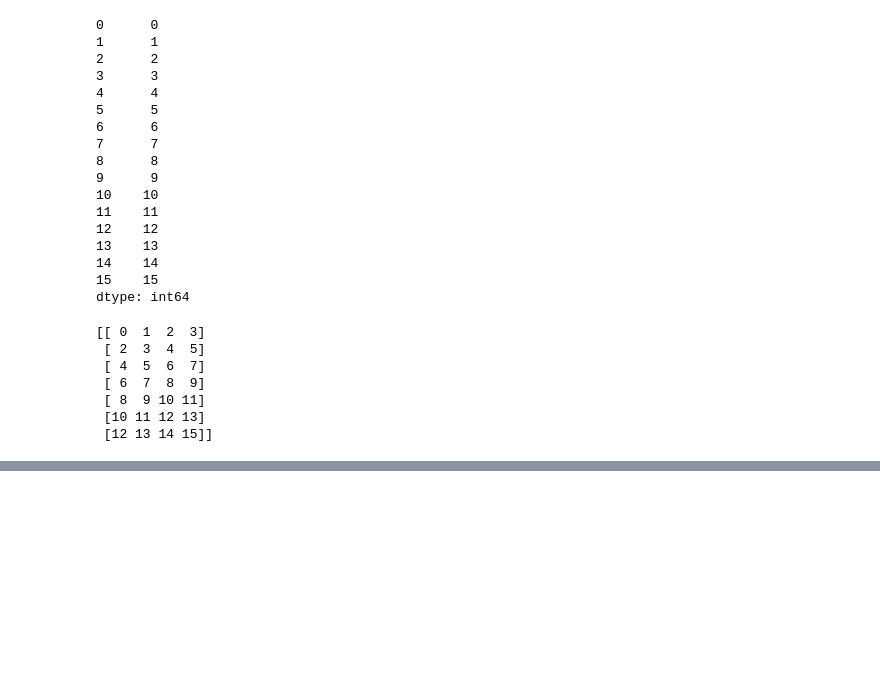
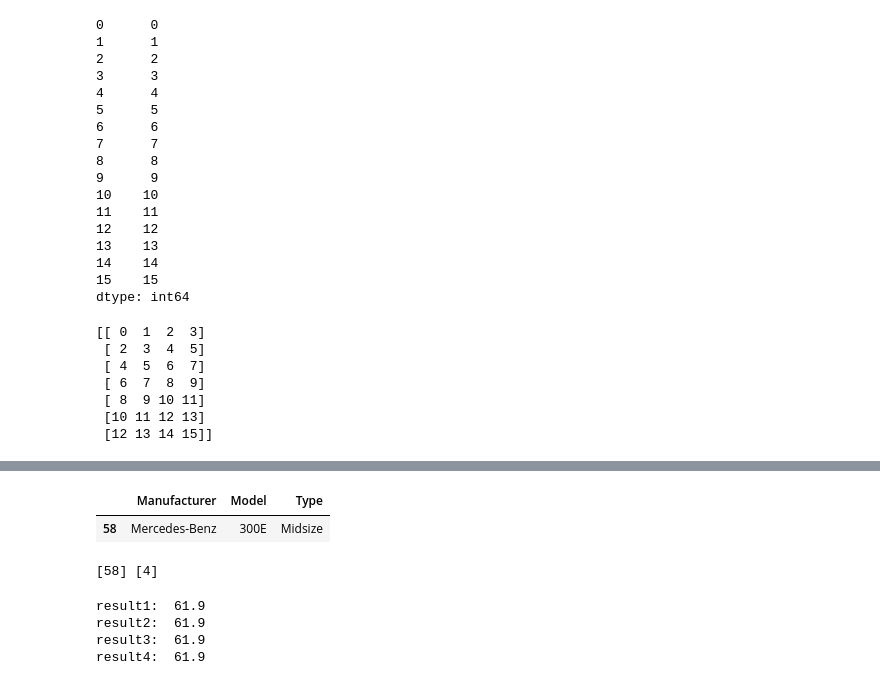
Before and after one commit to aloiswirth/Python_training, a Jupyter notebook: Pandas_execises_2.ipynb, the cells around one changed output, grey strips where cells are left out. Saved outputs shown, nothing was run; the diff lists cells and outputs as text; code cells hidden in the pictures; blank space fills up the shorter version.

```diff
--- a/Pandas_execises_2.ipynb
+++ b/Pandas_execises_2.ipynb
@@ -72,0 +178,3 @@ print(ser_reshape)
+# %%
+df_cars93 = pd.read_csv('https://raw.githubusercontent.com/selva86/datasets/master/Cars93_miss.csv')
+print(df_cars93.head())
@@ -72,0 +199,13 @@ print(ser_reshape)
+# %%
+# Get Manufacturuer, Model, Type of the most expensive car
+df_cars93.loc[df_cars93.Price == np.max(df_cars93.Price), ['Manufacturer', 'Model', 'Type' ]]
+# %% [output]
+|  | Manufacturer | Model | Type |
+| 58 | Mercedes-Benz | 300E | Midsize |
+# %%
+# Get the row and column of this car
+
+row, column = np.where(df_cars93.values == np.max(df_cars93.Price) )
+print( row, column)
+# %% [output]
+[58] [4]
@@ -72,0 +219,10 @@ print(ser_reshape)
+# %%
+print('result1: ', result1)
+print('result2: ', result2)
+print('result3: ', result3)
+print('result4: ', result4)
+# %% [output]
+result1:  61.9
+result2:  61.9
+result3:  61.9
+result4:  61.9
```
Also changed, not shown: parts of 24 cells of this notebook.
